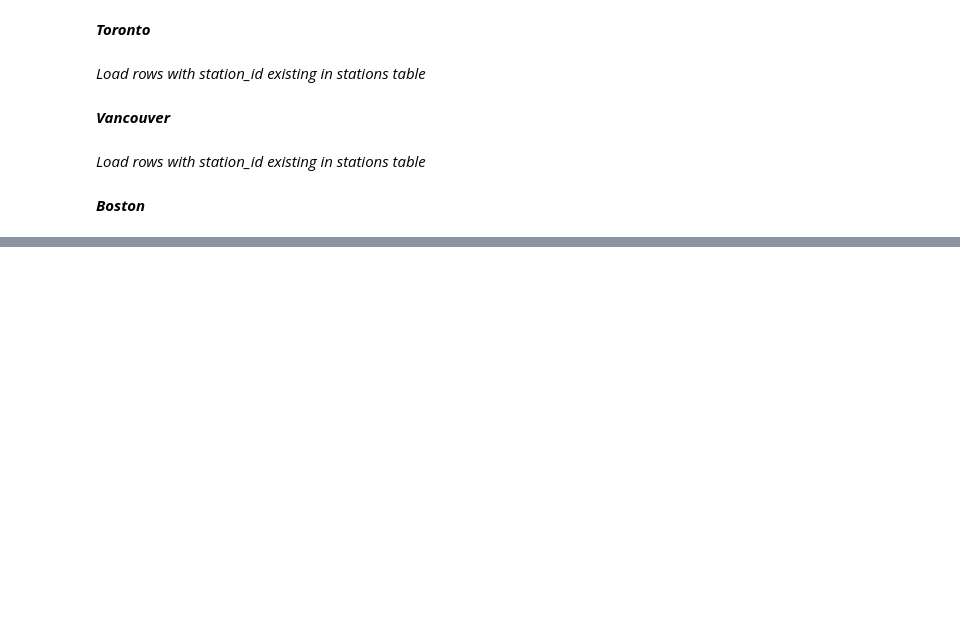
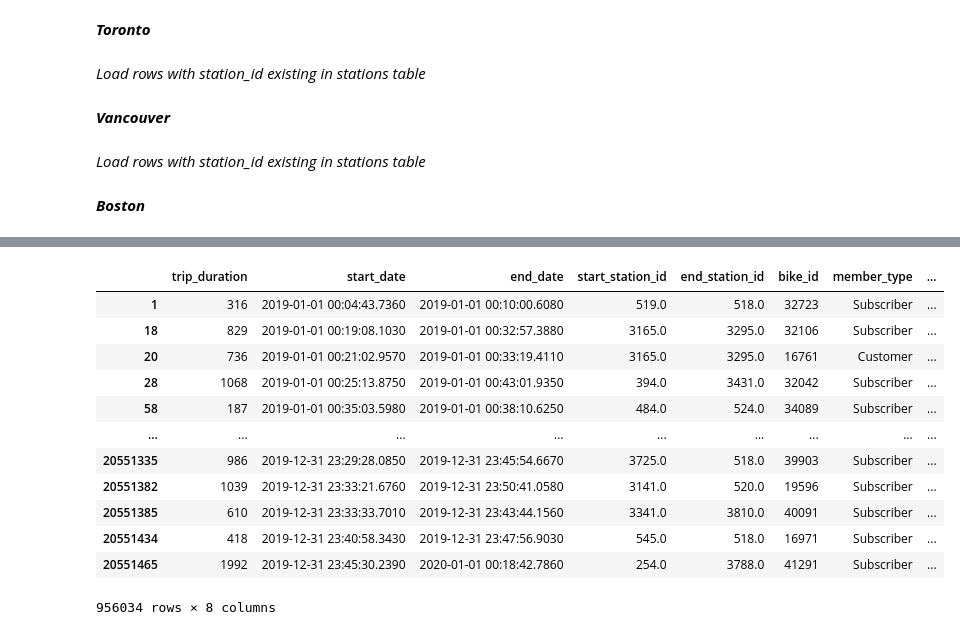
Before and after one commit to JeganS948/project2, a Jupyter notebook: locations.ipynb, the cells around one changed output, grey strips where cells are left out. Cells and saved outputs as stored; diff of their text form; code cells hidden in the pictures; blank space fills up the shorter version.

```diff
--- a/locations.ipynb
+++ b/locations.ipynb
@@ -361,0 +289,17 @@ boston_df.to_sql(name='ridership', con=engine, if_exists='append', index=False,
+# %%
+missing_end = newyork[-newyork["end_station_id"].isin(all_stns_df["station_id"])]
+missing_end
+# %% [output]
+|  | trip_duration | start_date | end_date | start_station_id | end_station_id | bike_id | member_type | ... |
+| 1 | 316 | 2019-01-01 00:04:43.7360 | 2019-01-01 00:10:00.6080 | 519.0 | 518.0 | 32723 | Subscriber | ... |
+| 18 | 829 | 2019-01-01 00:19:08.1030 | 2019-01-01 00:32:57.3880 | 3165.0 | 3295.0 | 32106 | Subscriber | ... |
+| 20 | 736 | 2019-01-01 00:21:02.9570 | 2019-01-01 00:33:19.4110 | 3165.0 | 3295.0 | 16761 | Customer | ... |
+| 28 | 1068 | 2019-01-01 00:25:13.8750 | 2019-01-01 00:43:01.9350 | 394.0 | 3431.0 | 32042 | Subscriber | ... |
+| 58 | 187 | 2019-01-01 00:35:03.5980 | 2019-01-01 00:38:10.6250 | 484.0 | 524.0 | 34089 | Subscriber | ... |
+| ... | ... | ... | ... | ... | ... | ... | ... | ... |
+| 20551335 | 986 | 2019-12-31 23:29:28.0850 | 2019-12-31 23:45:54.6670 | 3725.0 | 518.0 | 39903 | Subscriber | ... |
+| 20551382 | 1039 | 2019-12-31 23:33:21.6760 | 2019-12-31 23:50:41.0580 | 3141.0 | 520.0 | 19596 | Subscriber | ... |
+| 20551385 | 610 | 2019-12-31 23:33:33.7010 | 2019-12-31 23:43:44.1560 | 3341.0 | 3810.0 | 40091 | Subscriber | ... |
+| 20551434 | 418 | 2019-12-31 23:40:58.3430 | 2019-12-31 23:47:56.9030 | 545.0 | 518.0 | 16971 | Subscriber | ... |
+| 20551465 | 1992 | 2019-12-31 23:45:30.2390 | 2020-01-01 00:18:42.7860 | 254.0 | 3788.0 | 41291 | Subscriber | ... |
+956034 rows × 8 columns
```
Also changed, not shown: parts of 20 cells of this notebook.
